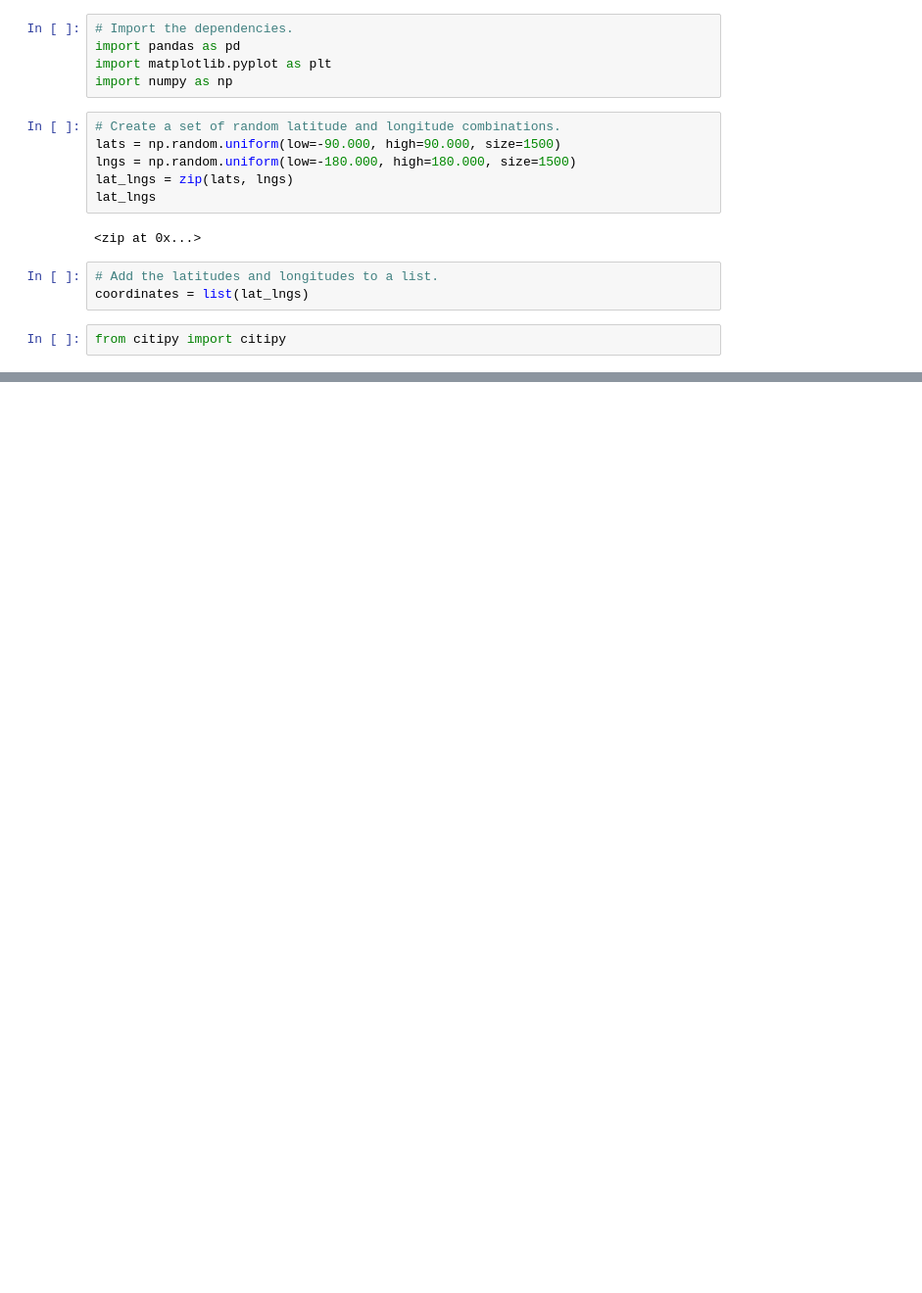
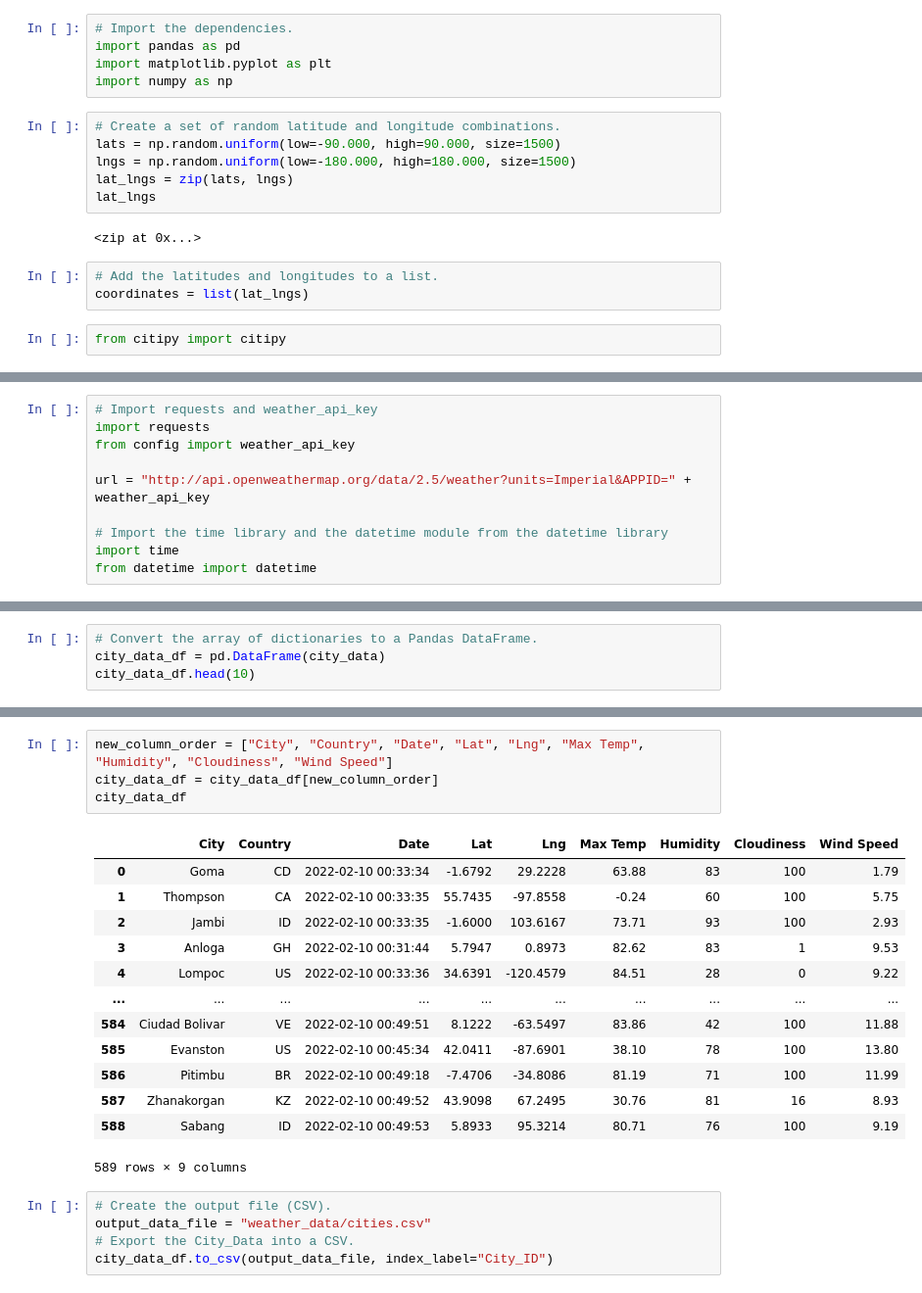
Before and after one commit to RyanDougher/World_Weather_Analysis, a Jupyter notebook: WeatherPy.ipynb, the cells around one changed output, grey strips where cells are left out. Shown at 98% size. Saved outputs shown, nothing was run; the diff lists cells and outputs as text; blank space fills up the shorter version.

```diff
--- a/WeatherPy.ipynb
+++ b/WeatherPy.ipynb
@@ -32,0 +33,10 @@ len(cities)
+# %%
+# Import requests and weather_api_key
+import requests
+from config import weather_api_key
+
+url = "http://api.openweathermap.org/data/2.5/weather?units=Imperial&APPID=" + weather_api_key
+
+# Import the time library and the datetime module from the datetime library
+import time
+from datetime import datetime
@@ -32,0 +126,4 @@ len(cities)
+# %%
+# Convert the array of dictionaries to a Pandas DataFrame.
+city_data_df = pd.DataFrame(city_data)
+city_data_df.head(10)
@@ -32,0 +142,23 @@ len(cities)
+# %%
+new_column_order = ["City", "Country", "Date", "Lat", "Lng", "Max Temp", "Humidity", "Cloudiness", "Wind Speed"]
+city_data_df = city_data_df[new_column_order]
+city_data_df
+# %% [output]
+|  | City | Country | Date | Lat | Lng | Max Temp | Humidity | Cloudiness | Wind Speed |
+| 0 | Goma | CD | 2022-02-10 00:33:34 | -1.6792 | 29.2228 | 63.88 | 83 | 100 | 1.79 |
+| 1 | Thompson | CA | 2022-02-10 00:33:35 | 55.7435 | -97.8558 | -0.24 | 60 | 100 | 5.75 |
+| 2 | Jambi | ID | 2022-02-10 00:33:35 | -1.6000 | 103.6167 | 73.71 | 93 | 100 | 2.93 |
+| 3 | Anloga | GH | 2022-02-10 00:31:44 | 5.7947 | 0.8973 | 82.62 | 83 | 1 | 9.53 |
+| 4 | Lompoc | US | 2022-02-10 00:33:36 | 34.6391 | -120.4579 | 84.51 | 28 | 0 | 9.22 |
+| ... | ... | ... | ... | ... | ... | ... | ... | ... | ... |
+| 584 | Ciudad Bolivar | VE | 2022-02-10 00:49:51 | 8.1222 | -63.5497 | 83.86 | 42 | 100 | 11.88 |
+| 585 | Evanston | US | 2022-02-10 00:45:34 | 42.0411 | -87.6901 | 38.10 | 78 | 100 | 13.80 |
+| 586 | Pitimbu | BR | 2022-02-10 00:49:18 | -7.4706 | -34.8086 | 81.19 | 71 | 100 | 11.99 |
+| 587 | Zhanakorgan | KZ | 2022-02-10 00:49:52 | 43.9098 | 67.2495 | 30.76 | 81 | 16 | 8.93 |
+| 588 | Sabang | ID | 2022-02-10 00:49:53 | 5.8933 | 95.3214 | 80.71 | 76 | 100 | 9.19 |
+589 rows × 9 columns
+# %%
+# Create the output file (CSV).
+output_data_file = "weather_data/cities.csv"
+# Export the City_Data into a CSV.
+city_data_df.to_csv(output_data_file, index_label="City_ID")
```
Also changed, not shown: parts of 4 cells of this notebook.
